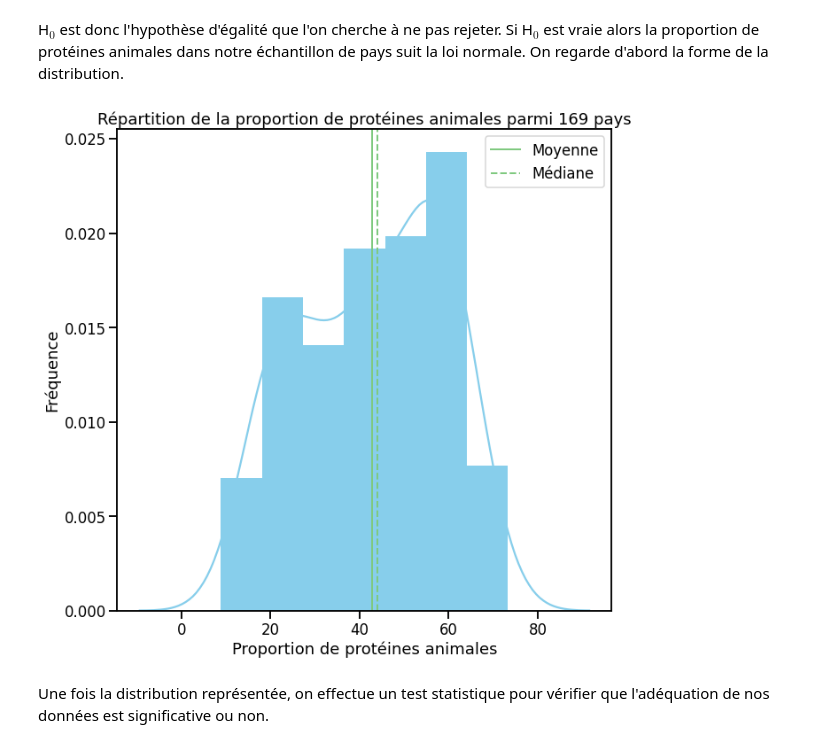
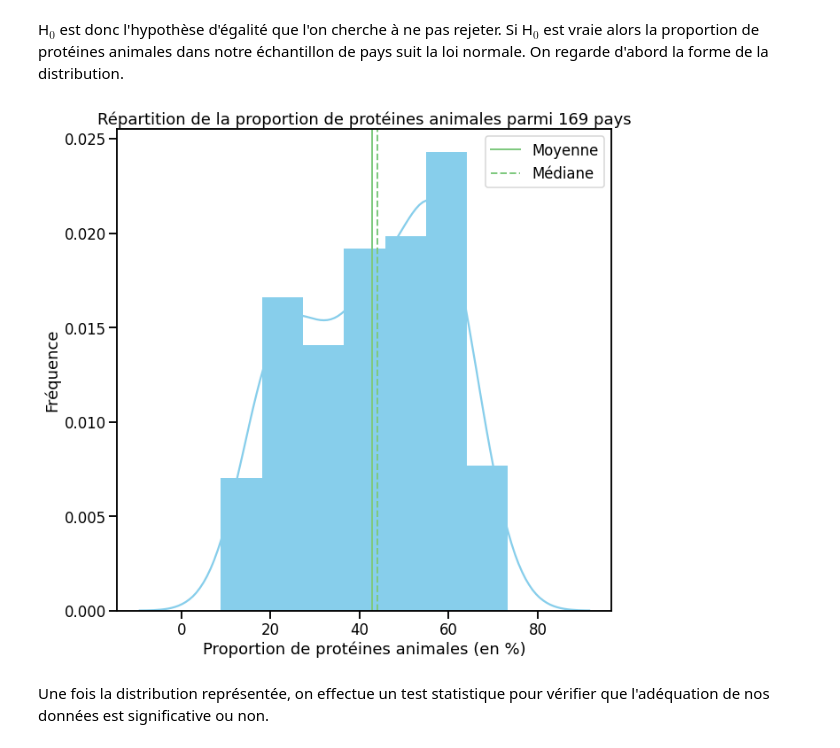
Before and after one commit to Sylvariane/etude_marche, a Jupyter notebook: P5_02_code.ipynb, the cells around one changed output. Drawn from its saved outputs; the diff is of its cells as text; code cells hidden in the pictures.

```diff
--- a/P5_02_code.ipynb
+++ b/P5_02_code.ipynb
@@ -294,22 +296,22 @@ H$_0$ est donc l'hypothèse d'égalité que l'on cherche à ne pas rejeter. Si H
 # %%
 _ = plt.figure(figsize = (10,10))
 
 _ = sns.distplot(df['prot_anim_prot_tot'],
                   kde=True,
                   color='skyblue',
                   hist_kws={"linewidth": 15, 'alpha':1})
 _ = plt.axvline(x=df['prot_anim_prot_tot'].mean(), label='Moyenne', linestyle='-', linewidth=2)
 _ = plt.axvline(x=df['prot_anim_prot_tot'].median(), label='Médiane', linestyle='--', linewidth=2)
-_ = plt.xlabel('Proportion de protéines animales')
+_ = plt.xlabel('Proportion de protéines animales (en %)')
 _ = plt.ylabel('Fréquence')
 _ = plt.title('Répartition de la proportion de protéines animales parmi 169 pays')
 _ = plt.legend()
 
 _ = plt.savefig(f'{dir}Distribution_prop_prot')
 
 _ = plt.show()
 # %% [output]
-[figure, old version]
+[figure, new version]
 # %% [markdown]
 Une fois la distribution représentée, on effectue un test statistique pour vérifier que l'adéquation de nos données est significative ou non.
 # %%
```
Also changed, not shown: parts of 18 cells of this notebook.
